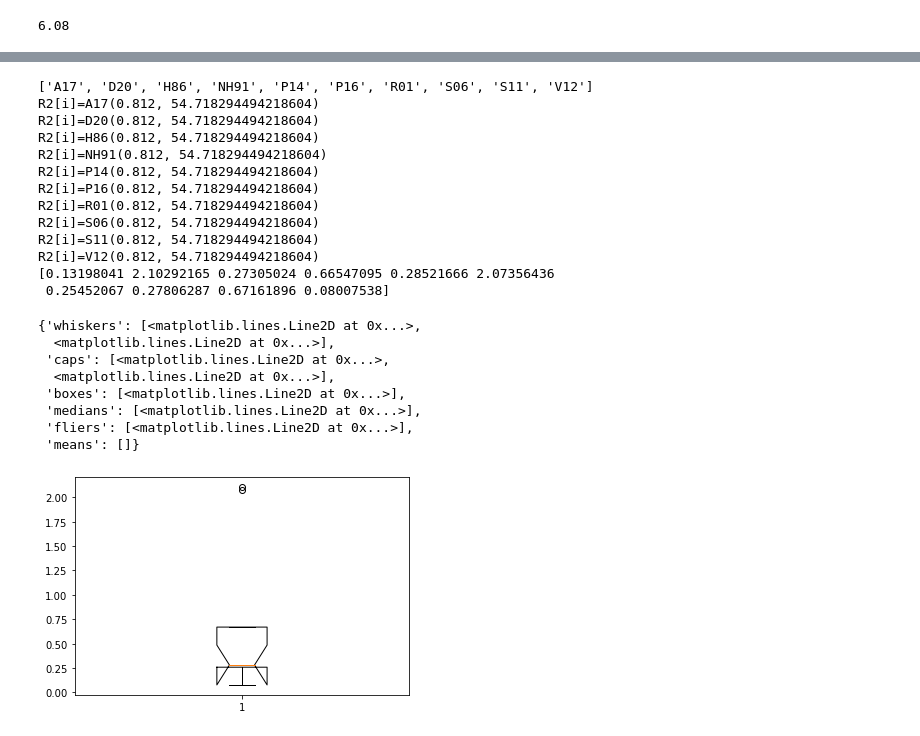
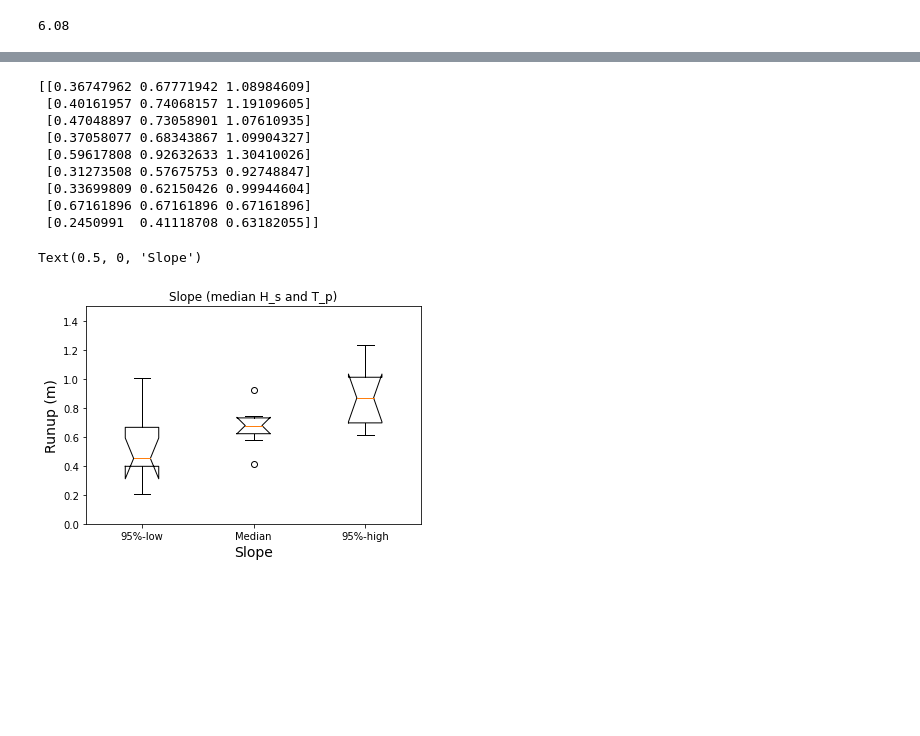
Before and after one commit to csherwood-usgs/runup, a Jupyter notebook: hom_sensitivity.ipynb, the cells around one changed output, grey strips where cells are left out. Cells and saved outputs as stored; diff of their text form; code cells hidden in the pictures; blank space fills up the shorter version.

Commit message:
sens. bar plots

```diff
--- a/hom_sensitivity.ipynb
+++ b/hom_sensitivity.ipynb
@@ -46,0 +58,10 @@ df_hom['T_p']['mean']
+# %%
+R2_slopes = np.empty((len(func_list),3))
+
+for j, sl in enumerate( slopes ):
+    for i, item in enumerate( func_list):
+        cmd = "R2_slopes[i][j]={}({}, {}, {})".format(item, Hs[1], Lo[1], sl)
+        #print(cmd)
+        exec(cmd)
+
+print(R2_slopes)
@@ -47,41 +98,31 @@ df_hom['T_p']['mean']
+# %%
+R2_tp = np.empty((len(func_list),3))
+
+for j, loj in enumerate( Lo ):
+    for i, item in enumerate( func_list):
+        cmd = "R2_tp[i][j]={}({}, {}, {})".format(item, Hs[1], loj, slopes[1])
+        #print(cmd)
+        exec(cmd)
+
+print(R2_tp)
+# %% [output]
+[[0.36747962 0.67771942 1.08984609]
+ [0.40161957 0.74068157 1.19109605]
+ [0.47048897 0.73058901 1.07610935]
+ [0.37058077 0.68343867 1.09904327]
+ [0.59617808 0.92632633 1.30410026]
+ [0.31273508 0.57675753 0.92748847]
+ [0.33699809 0.62150426 0.99944604]
+ [0.67161896 0.67161896 0.67161896]
+ [0.2450991  0.41118708 0.63182055]]
 # %%
-# Range of runup values for median wave conditions
-Hs = df_hom['H_s']['50']
-Tp = df_hom['T_p']['50']
-Lo = calc_L0(Tp)
-beta = df_hom['T_p']['50']
-
-print(func_list)
-R2 = np.empty(len(func_list))
-
-for i, item in enumerate( func_list):
-    cmd = "R2[i]={}({}, {})".format(item, Hs, Lo)
-    print(cmd)
-    exec(cmd)
-
-print(R2)
-
-plt.boxplot(R2,notch=True)
+plt.title('Slope (median H_s and T_p)')
+plt.boxplot(R2_slopes, notch=True)
+plt.ylim([0,1.5])
+plt.ylabel('Runup (m)', fontsize=14)
+['95%-low','Median','95%-high']
+plt.xticks([1,2,3], ['95%-low','Median','95%-high'])
+plt.xlabel('Slope',fontsize=14)
 # %% [output]
-['A17', 'D20', 'H86', 'NH91', 'P14', 'P16', 'R01', 'S06', 'S11', 'V12']
-R2[i]=A17(0.812, 54.718294494218604)
-R2[i]=D20(0.812, 54.718294494218604)
-R2[i]=H86(0.812, 54.718294494218604)
-R2[i]=NH91(0.812, 54.718294494218604)
-R2[i]=P14(0.812, 54.718294494218604)
-R2[i]=P16(0.812, 54.718294494218604)
-R2[i]=R01(0.812, 54.718294494218604)
-R2[i]=S06(0.812, 54.718294494218604)
-R2[i]=S11(0.812, 54.718294494218604)
-R2[i]=V12(0.812, 54.718294494218604)
-[0.13198041 2.10292165 0.27305024 0.66547095 0.28521666 2.07356436
- 0.25452067 0.27806287 0.67161896 0.08007538]
+Text(0.5, 0, 'Slope')
-{'whiskers': [<matplotlib.lines.Line2D at 0x...>,
-  <matplotlib.lines.Line2D at 0x...>],
- 'caps': [<matplotlib.lines.Line2D at 0x...>,
-  <matplotlib.lines.Line2D at 0x...>],
- 'boxes': [<matplotlib.lines.Line2D at 0x...>],
- 'medians': [<matplotlib.lines.Line2D at 0x...>],
- 'fliers': [<matplotlib.lines.Line2D at 0x...>],
- 'means': []}
-[figure, old version]
+[figure, new version]
```
Also changed, not shown: parts of 7 cells of this notebook, 2 other files.
